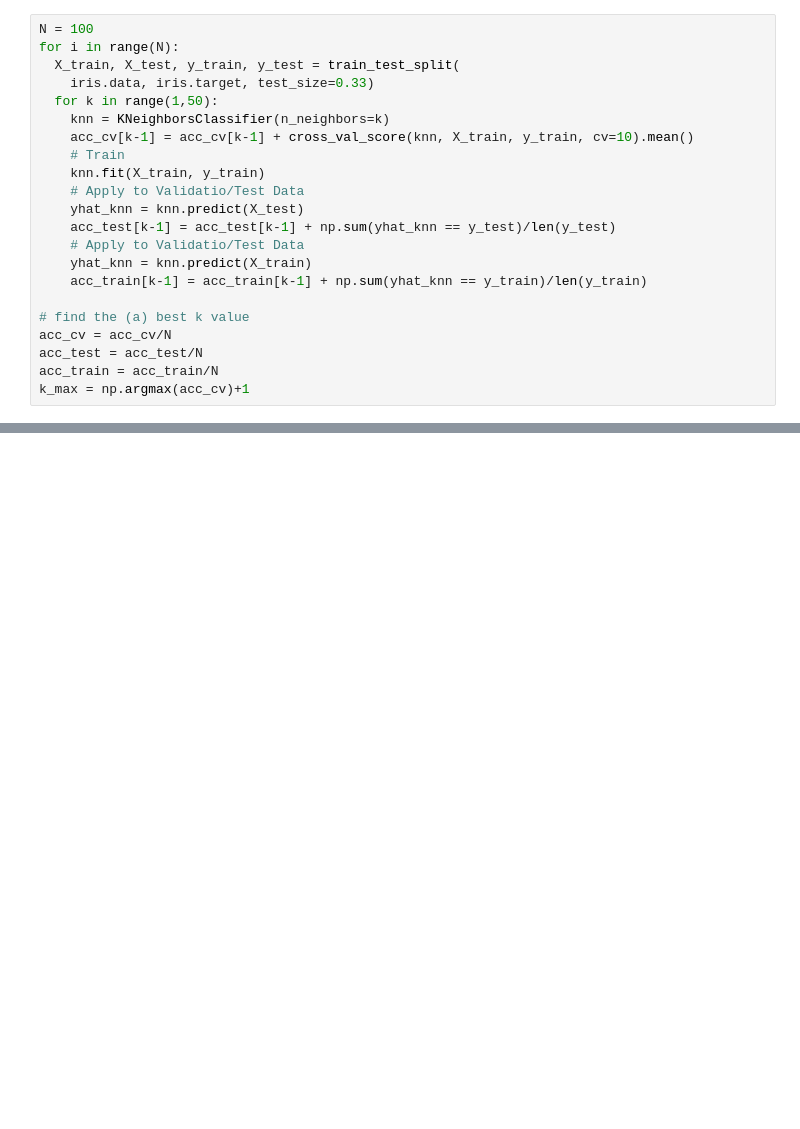
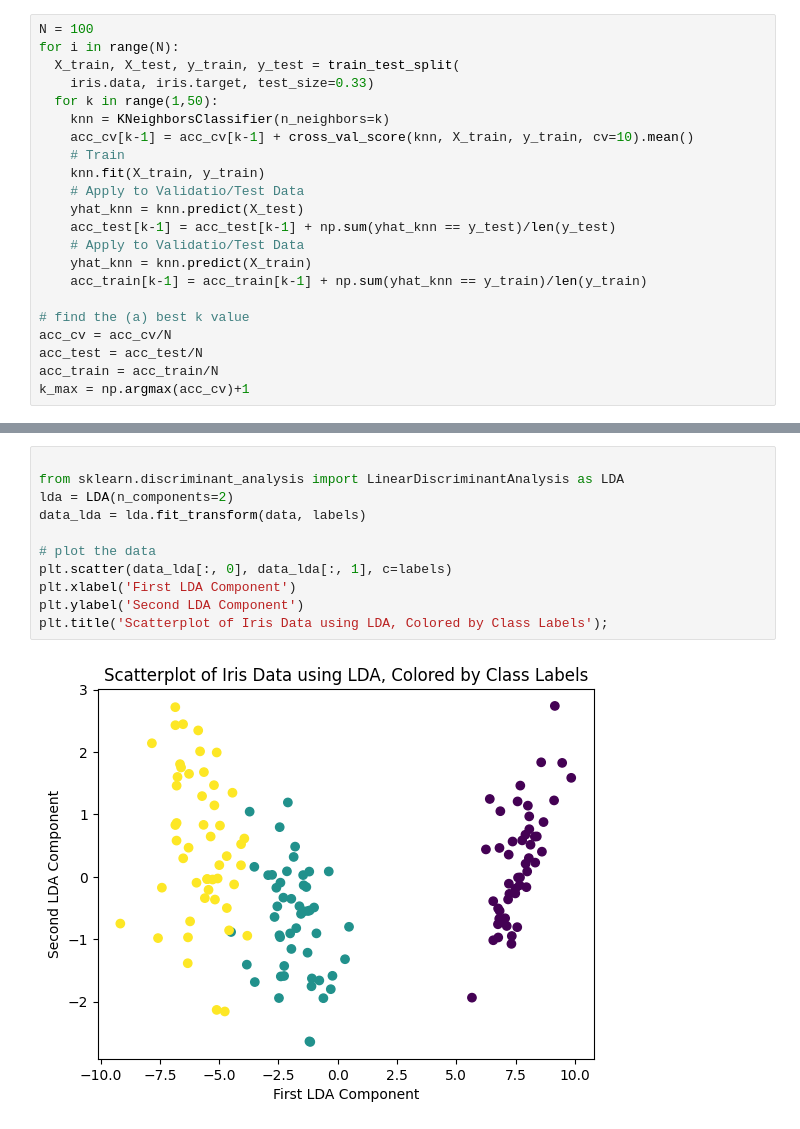
Before and after one commit to wbasener/Classification-in-Python, a Jupyter notebook: KNN.ipynb, the cells around one changed output, grey strips where cells are left out. Drawn from its saved outputs; the diff is of its cells as text; blank space fills up the shorter version.

```diff
--- a/KNN.ipynb
+++ b/KNN.ipynb
@@ -179,0 +210,13 @@ plt.title("KNN Cross-Validated Accuracy (Optimal k = "+str(k_max)+")");
+# %%
+
+from sklearn.discriminant_analysis import LinearDiscriminantAnalysis as LDA
+lda = LDA(n_components=2)
+data_lda = lda.fit_transform(data, labels)
+
+# plot the data
+plt.scatter(data_lda[:, 0], data_lda[:, 1], c=labels)
+plt.xlabel('First LDA Component')
+plt.ylabel('Second LDA Component')
+plt.title('Scatterplot of Iris Data using LDA, Colored by Class Labels');
+# %% [output]
+[figure, added]
```
Also changed, not shown: parts of 12 cells of this notebook.
